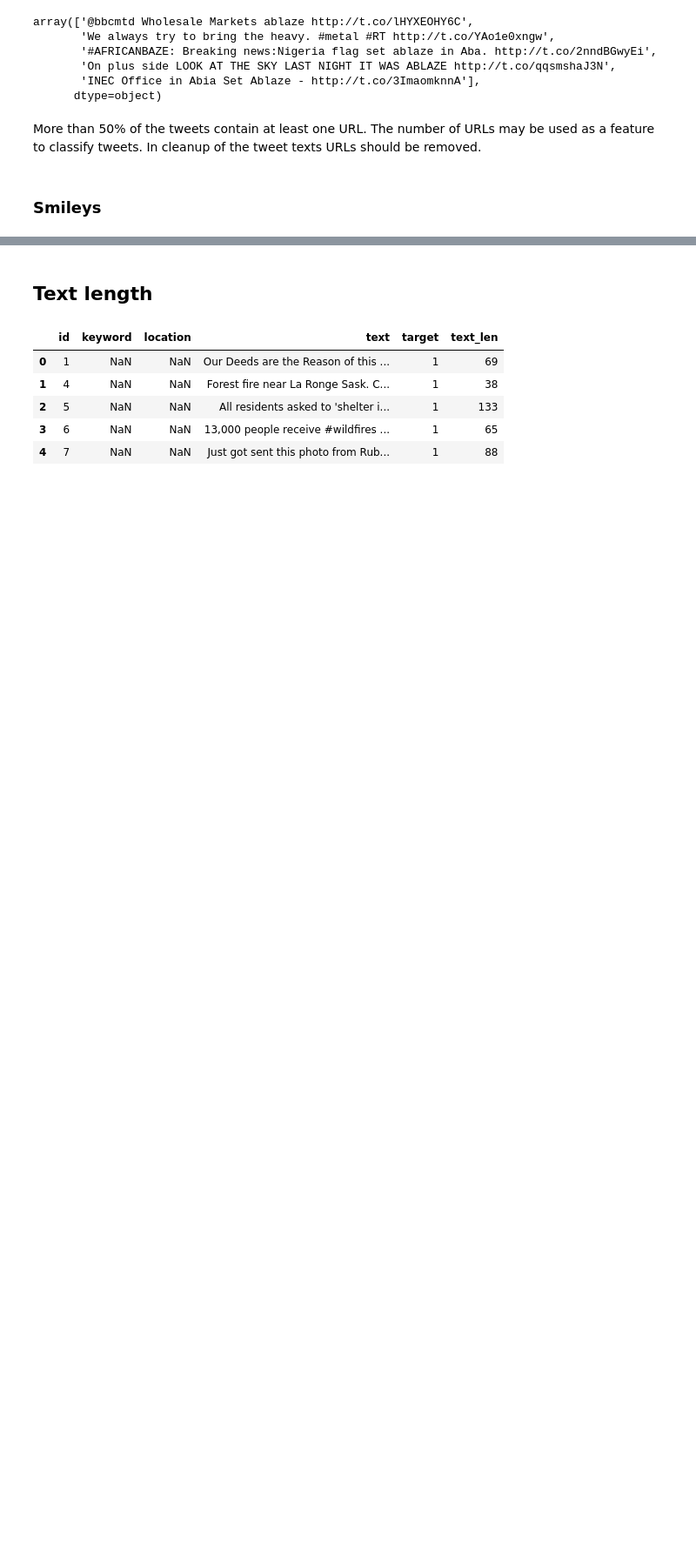
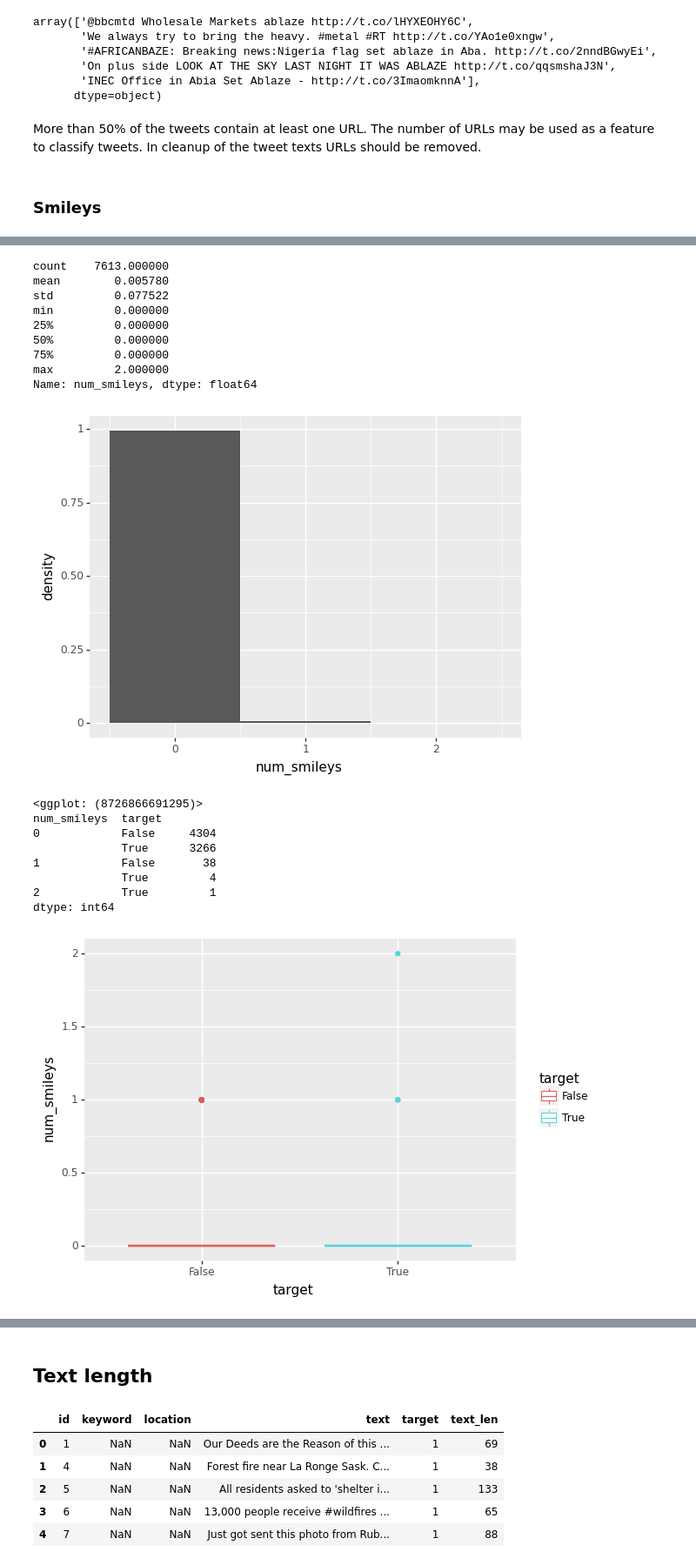
Before and after one commit to herwinvw/Real-or-Not-NLP-with-Disaster-Tweets, a Jupyter notebook: explorative_analysis.ipynb, the cells around one changed output, grey strips where cells are left out. Shown at 87% size. Cells and saved outputs as stored; diff of their text form; code cells hidden in the pictures; blank space fills up the shorter version.

```diff
--- a/explorative_analysis.ipynb
+++ b/explorative_analysis.ipynb
@@ -212,3 +212,6 @@ Keyword may be a good feature, but there are many different ones and they all se
 Many keywords are similar, stem/manually group them/convert to wordvec?
 # %% [markdown]
 # Location
+# %%
+train['has_location'] = ~train['location'].isnull()
+sum(train['has_location'])
@@ -597,0 +603,22 @@ dtype: int64
+# %%
+analyse_pattern(re.compile(r"(?:\sX|:|;|=)(?:-)?(?:\)+|\(|O|D|P|S|\\|\/\s){1,}"),'smileys')
+# %% [output]
+count    7613.000000
+mean        0.005780
+std         0.077522
+min         0.000000
+25%         0.000000
+50%         0.000000
+75%         0.000000
+max         2.000000
+Name: num_smileys, dtype: float64
+[figure, added]
+<ggplot: (8726866691295)>
+num_smileys  target
+0            False     4304
+             True      3266
+1            False       38
+             True         4
+2            True         1
+dtype: int64
+[figure, added]
```
Also changed, not shown: parts of 18 cells of this notebook, 1 other file.
